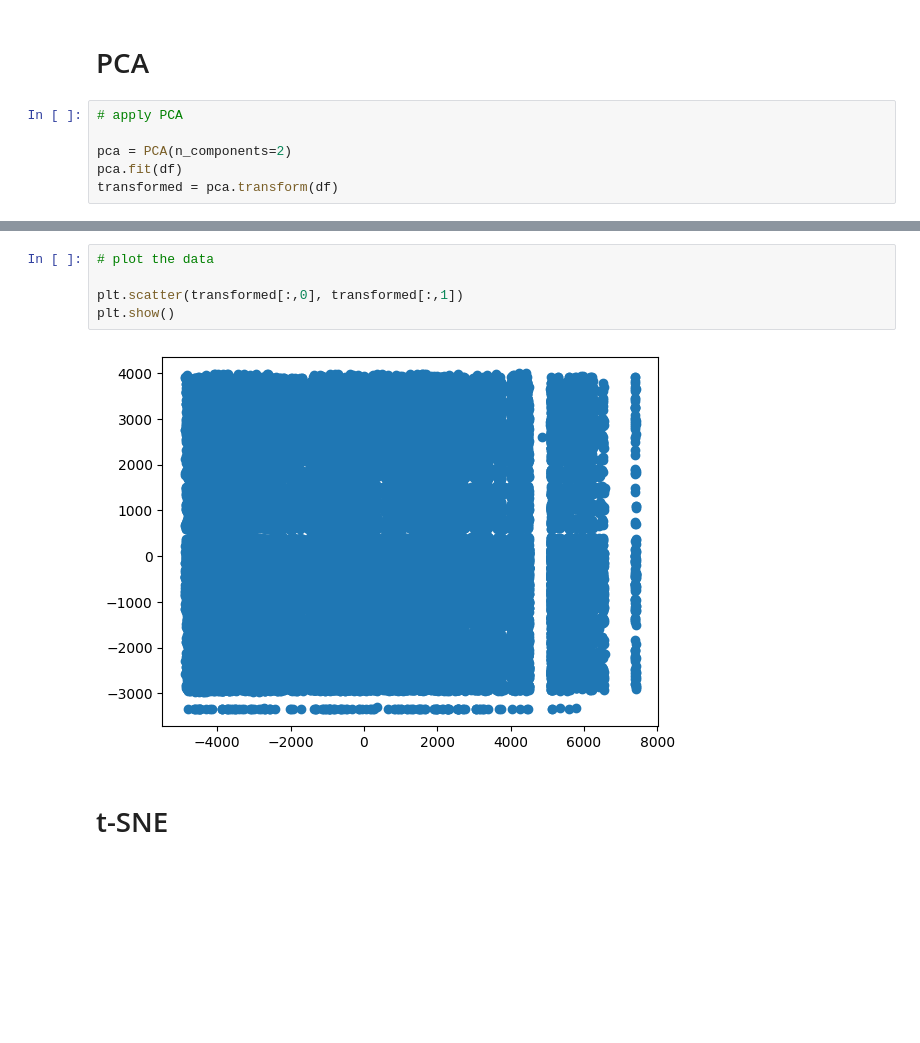
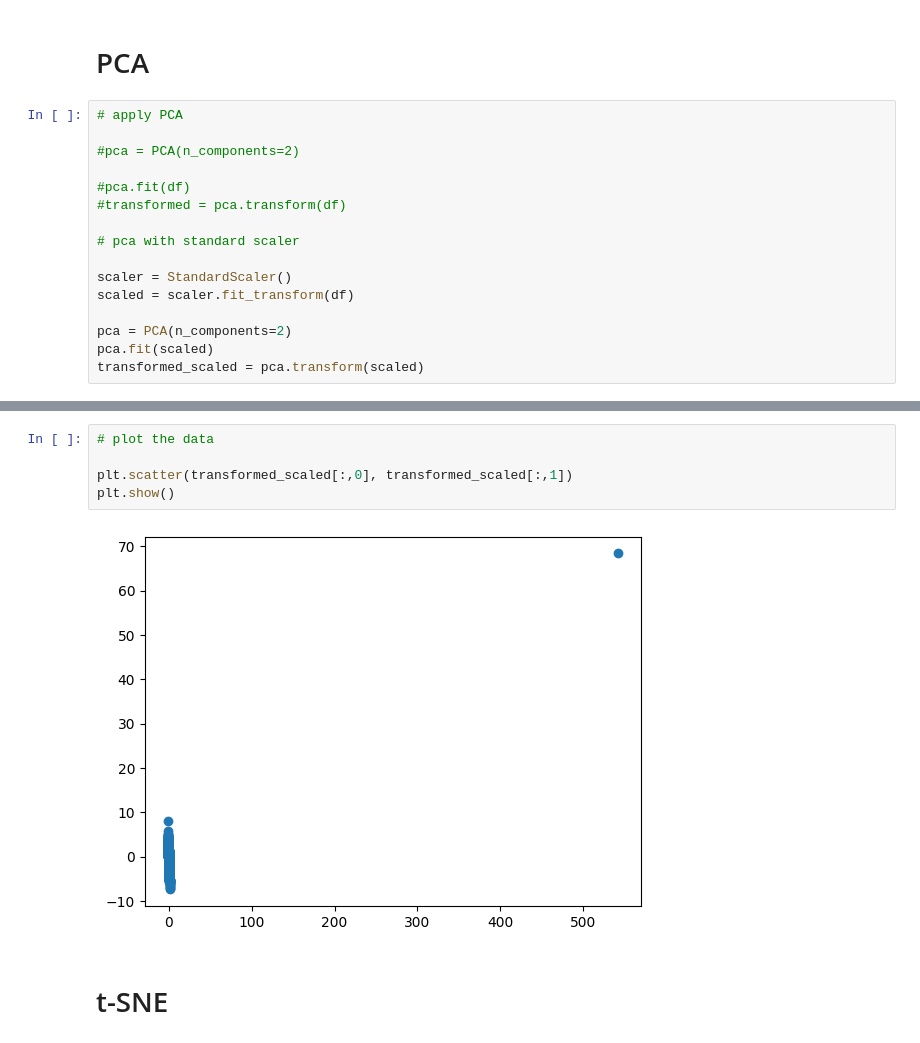
Before and after one commit to MaximosMp/IML_A2, a Jupyter notebook: IML_A2/dimensionality_reduction_a2.ipynb, the cells around one changed output, grey strips where cells are left out. Cells and saved outputs as stored; diff of their text form; blank space fills up the shorter version.

```diff
--- a/IML_A2/dimensionality_reduction_a2.ipynb
+++ b/IML_A2/dimensionality_reduction_a2.ipynb
@@ -41,7 +72,17 @@ df
 # %%
 # apply PCA
 
+#pca = PCA(n_components=2)
+
+#pca.fit(df)
+#transformed = pca.transform(df)
+
+# pca with standard scaler
+
+scaler = StandardScaler()
+scaled = scaler.fit_transform(df)
+
 pca = PCA(n_components=2)
-pca.fit(df)
-transformed = pca.transform(df)
+pca.fit(scaled)
+transformed_scaled = pca.transform(scaled)
 # %%
@@ -64,10 +105,10 @@ transformed_pca
 # %%
 # plot the data
 
-plt.scatter(transformed[:,0], transformed[:,1])
+plt.scatter(transformed_scaled[:,0], transformed_scaled[:,1])
 plt.show()
 # %% [output]
-[figure, old version]
+[figure, new version]
 # %% [markdown]
 # t-SNE
 # %%
```
Also changed, not shown: parts of 5 cells of this notebook.
